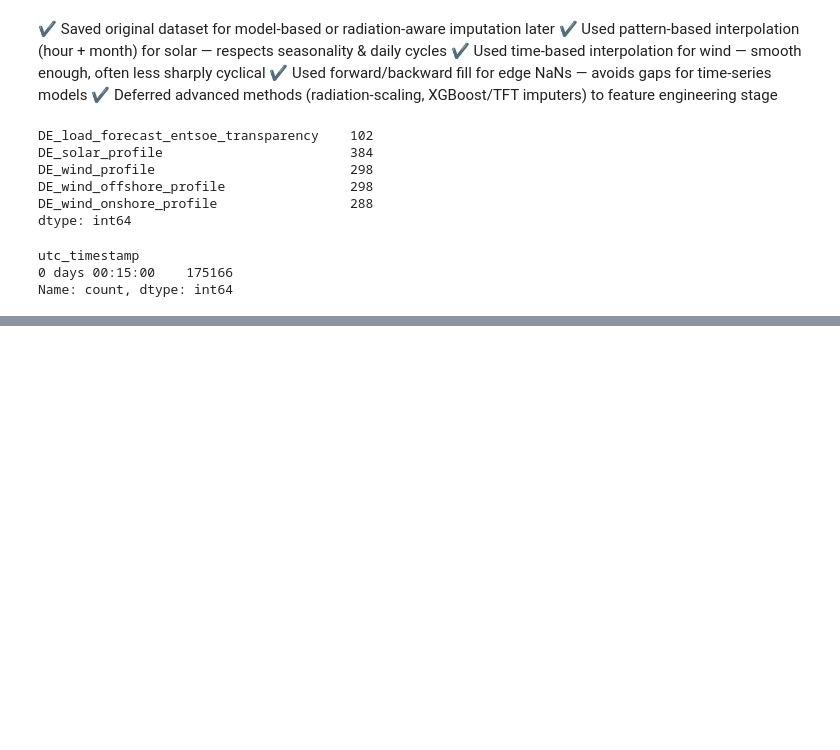
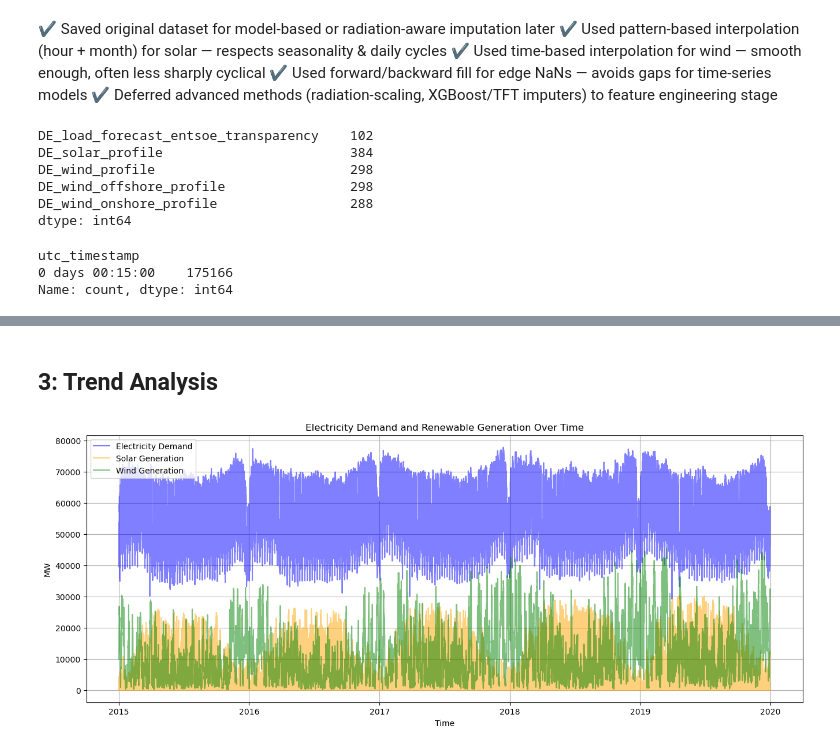
Before and after one commit to maria-antigone/thesis-electricity-demand-forecasting, a Jupyter notebook: notebooks/eda.ipynb, the cells around one changed output, grey strips where cells are left out. Saved outputs shown, nothing was run; the diff lists cells and outputs as text; code cells hidden in the pictures; blank space fills up the shorter version.

```diff
--- a/notebooks/eda.ipynb
+++ b/notebooks/eda.ipynb
@@ -241,0 +253,18 @@ Name: count, dtype: int64
+# %% [markdown]
+## 3: Trend Analysis
+# %%
+# Plotting demand and renewables over time
+
+plt.figure(figsize=(16, 6))
+plt.plot(merged_df["utc_timestamp"], merged_df["DE_load_actual_entsoe_transparency"], label="Electricity Demand", color="blue", alpha=0.5)
+plt.plot(merged_df["utc_timestamp"], merged_df["DE_solar_generation_actual"], label="Solar Generation", color="orange", alpha=0.5)
+plt.plot(merged_df["utc_timestamp"], merged_df["DE_wind_generation_actual"], label="Wind Generation", color="green", alpha=0.5)
+
+plt.xlabel("Time")
+plt.ylabel("MW")
+plt.title("Electricity Demand and Renewable Generation Over Time")
+plt.legend()
+plt.grid() # what does this do?
+plt.show()
+# %% [output]
+[figure, added]
```
Also changed, not shown: parts of 26 cells of this notebook, 19 other files.
